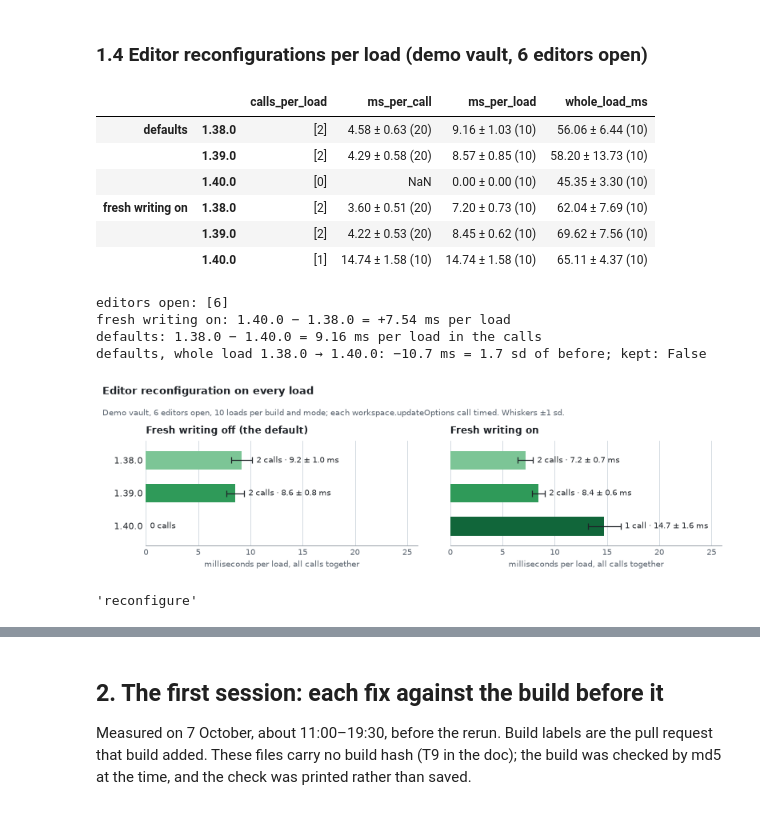
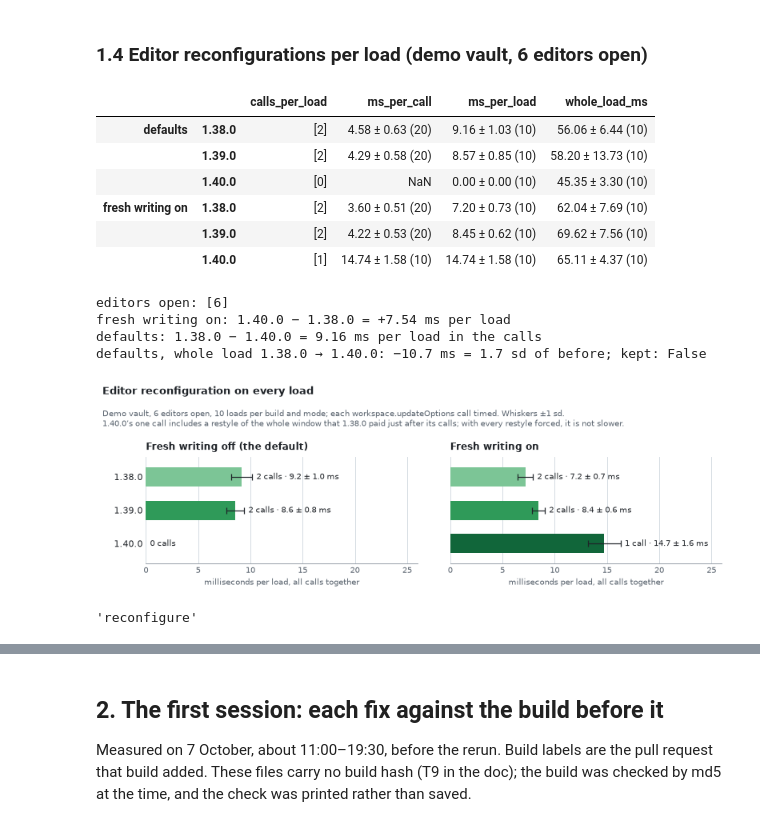
Before and after one commit to Lucas-Liona/obsidian-pulsar-graph, a Jupyter notebook: bench/performance.ipynb, the cells around one changed output, grey strips where cells are left out. Saved outputs shown, nothing was run; the diff lists cells and outputs as text; code cells hidden in the pictures.

```diff
--- a/bench/performance.ipynb
+++ b/bench/performance.ipynb
@@ -412,38 +415,39 @@ print(f'defaults, whole load 1.38.0 → 1.40.0: −{k.moved:.1f} ms = {k.moved_i
 
 
 def draw_reconfigure(t):
-    fig, axes = plt.subplots(1, 2, figsize=(10, 3.1), sharex=True)
-    fig.subplots_adjust(left=0.08, right=0.98, top=0.71, bottom=0.18, wspace=0.12)
+    fig, axes = plt.subplots(1, 2, figsize=(10, 3.4), sharex=True)
+    fig.subplots_adjust(left=0.08, right=0.98, top=0.66, bottom=0.17, wspace=0.12)
     for ax, mode, title in ((axes[0], 'defaults', 'Fresh writing off (the default)'), (axes[1], 'fresh writing on', 'Fresh writing on')):
         rows = []
         for b in RELEASES:
             g = loads[(loads['mode'] == mode) & (loads.build == b)]
             n_calls = int(g.calls.iloc[0])
             m, s = g.calls_ms.mean(), g.calls_ms.std()
             word = 'call' if n_calls == 1 else 'calls'
             rows.append(dict(label=b, mean=m, sd=s, color=colour(b, t),
                              text=f'{n_calls} {word} · {m:.1f} ± {s:.1f} ms' if n_calls else '0 calls'))
         hbars(ax, rows, t, 'ms', xmax=26)
         style(ax, t, 'milliseconds per load, all calls together')
         ax.set_title(title, pad=8, color=t['text'])
     axes[1].tick_params(axis='y', labelleft=False)
     caption(fig, t, 'Editor reconfiguration on every load',
-            'Demo vault, 6 editors open, 10 loads per build and mode; each workspace.updateOptions call timed. Whiskers ±1 sd.')
+            'Demo vault, 6 editors open, 10 loads per build and mode; each workspace.updateOptions call timed. Whiskers ±1 sd.\n'
+            '1.40.0’s one call includes a restyle of the whole window that 1.38.0 paid just after its calls; with every restyle forced, it is not slower.')
     return fig
 
 
 save(draw_reconfigure, 'reconfigure')
 # %% [output]
 |  |  | calls_per_load | ms_per_call | ms_per_load | whole_load_ms |
 | defaults | 1.38.0 | [2] | 4.58 ± 0.63 (20) | 9.16 ± 1.03 (10) | 56.06 ± 6.44 (10) |
 |  | 1.39.0 | [2] | 4.29 ± 0.58 (20) | 8.57 ± 0.85 (10) | 58.20 ± 13.73 (10) |
 |  | 1.40.0 | [0] | NaN | 0.00 ± 0.00 (10) | 45.35 ± 3.30 (10) |
 | fresh writing on | 1.38.0 | [2] | 3.60 ± 0.51 (20) | 7.20 ± 0.73 (10) | 62.04 ± 7.69 (10) |
 |  | 1.39.0 | [2] | 4.22 ± 0.53 (20) | 8.45 ± 0.62 (10) | 69.62 ± 7.56 (10) |
 |  | 1.40.0 | [1] | 14.74 ± 1.58 (10) | 14.74 ± 1.58 (10) | 65.11 ± 4.37 (10) |
 editors open: [6]
 fresh writing on: 1.40.0 − 1.38.0 = +7.54 ms per load
 defaults: 1.38.0 − 1.40.0 = 9.16 ms per load in the calls
 defaults, whole load 1.38.0 → 1.40.0: −10.7 ms = 1.7 sd of before; kept: False
-[figure, old version]
+[figure, new version]
 'reconfigure'
```
Also changed, not shown: parts of 5 cells of this notebook, 15 other files.
